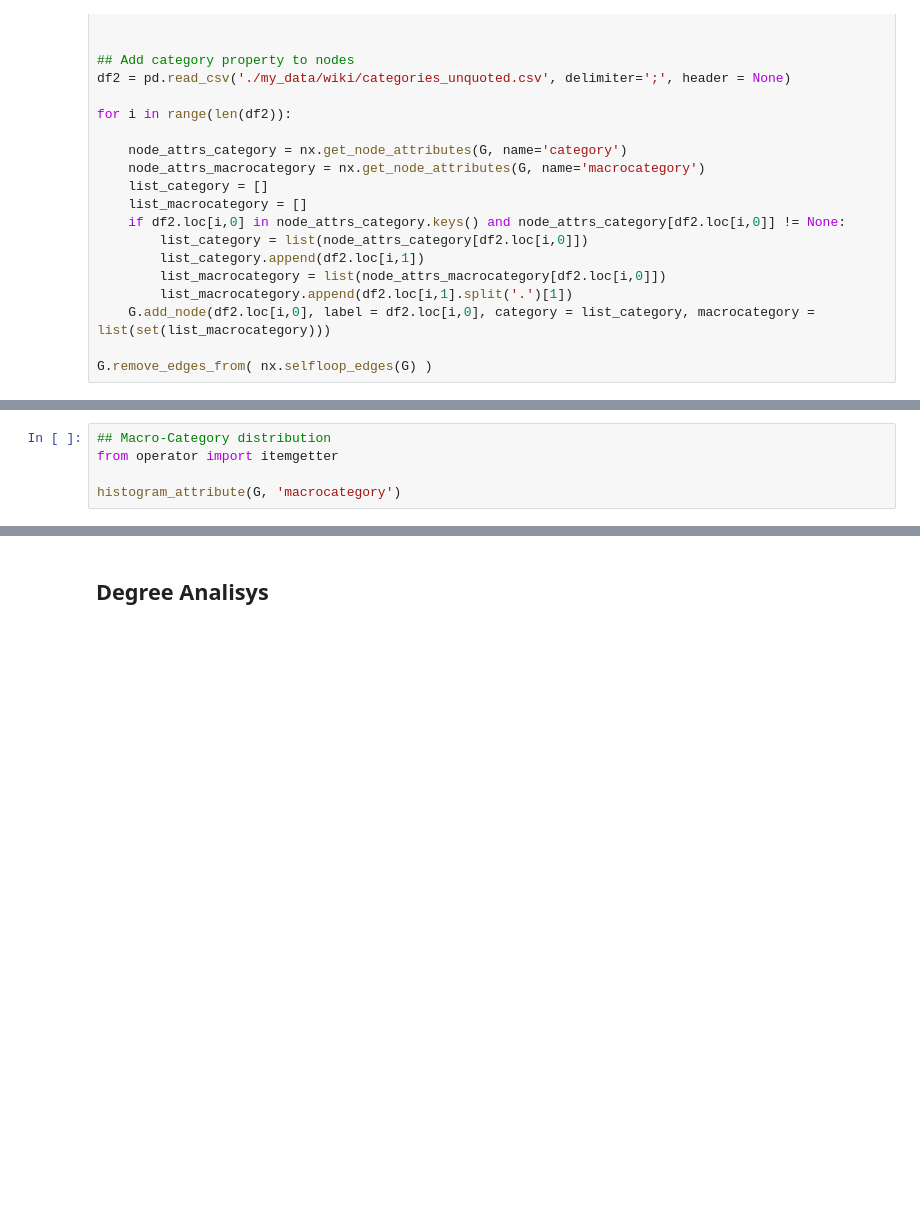
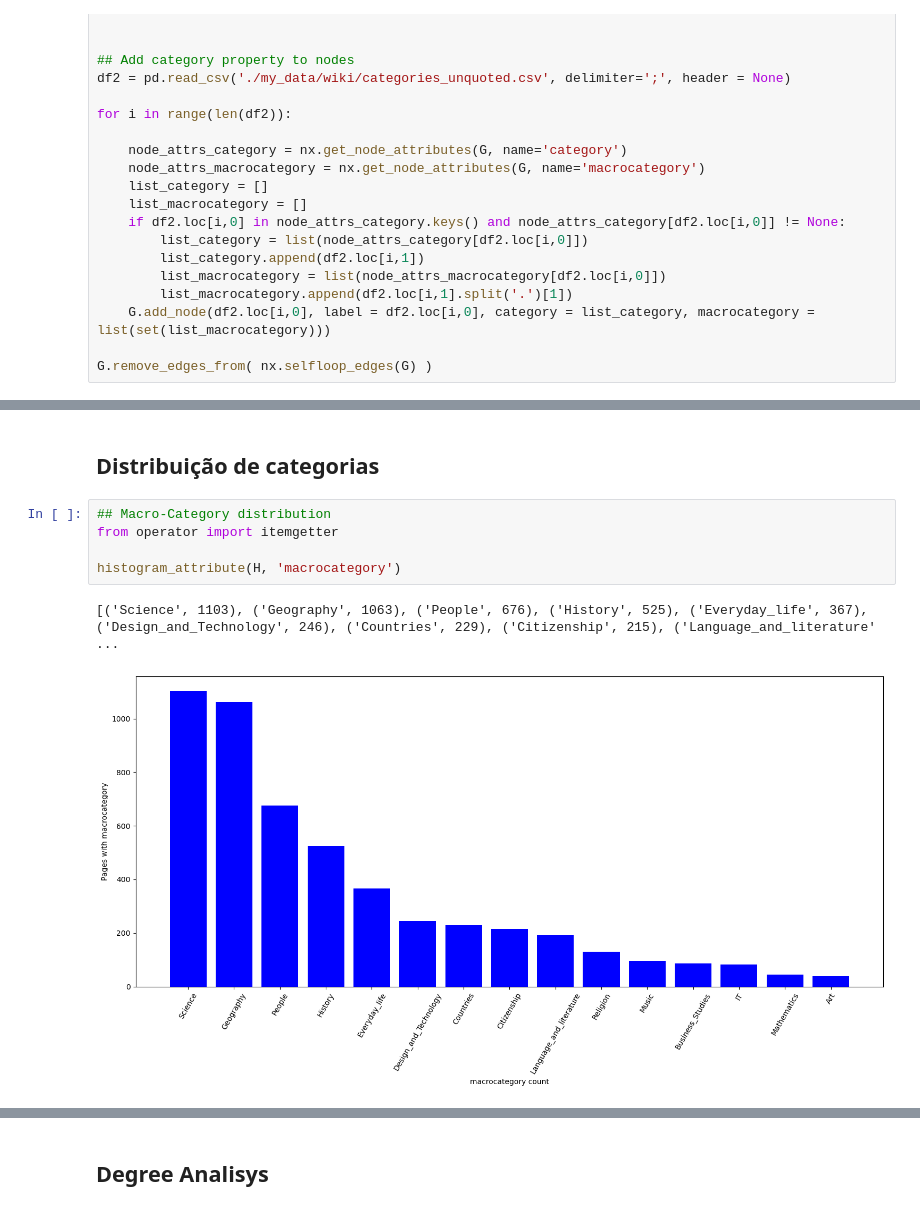
Before and after one commit to igorgonribs/curso-redes-luis, a Jupyter notebook: final_project/Final_work_test_wiki.ipynb, the cells around one changed output, grey strips where cells are left out. Saved outputs shown, nothing was run; the diff lists cells and outputs as text; blank space fills up the shorter version.

```diff
--- a/final_project/Final_work_test_wiki.ipynb
+++ b/final_project/Final_work_test_wiki.ipynb
@@ -128,7 +159,12 @@ G.remove_edges_from( nx.selfloop_edges(G) )
+# %% [markdown]
+## Distribuição de categorias
 # %%
 ## Macro-Category distribution
 from operator import itemgetter
 
-histogram_attribute(G, 'macrocategory')
+histogram_attribute(H, 'macrocategory')
+# %% [output]
+[('Science', 1103), ('Geography', 1063), ('People', 676), ('History', 525), ('Everyday_life', 367), ('Design_and_Technology', 246), ('Countries', 229), ('Citizenship', 215), ('Language_and_literature' ...
+[figure, added]
 # %%
 ## Category distribution
```
Also changed, not shown: parts of 38 cells of this notebook.
